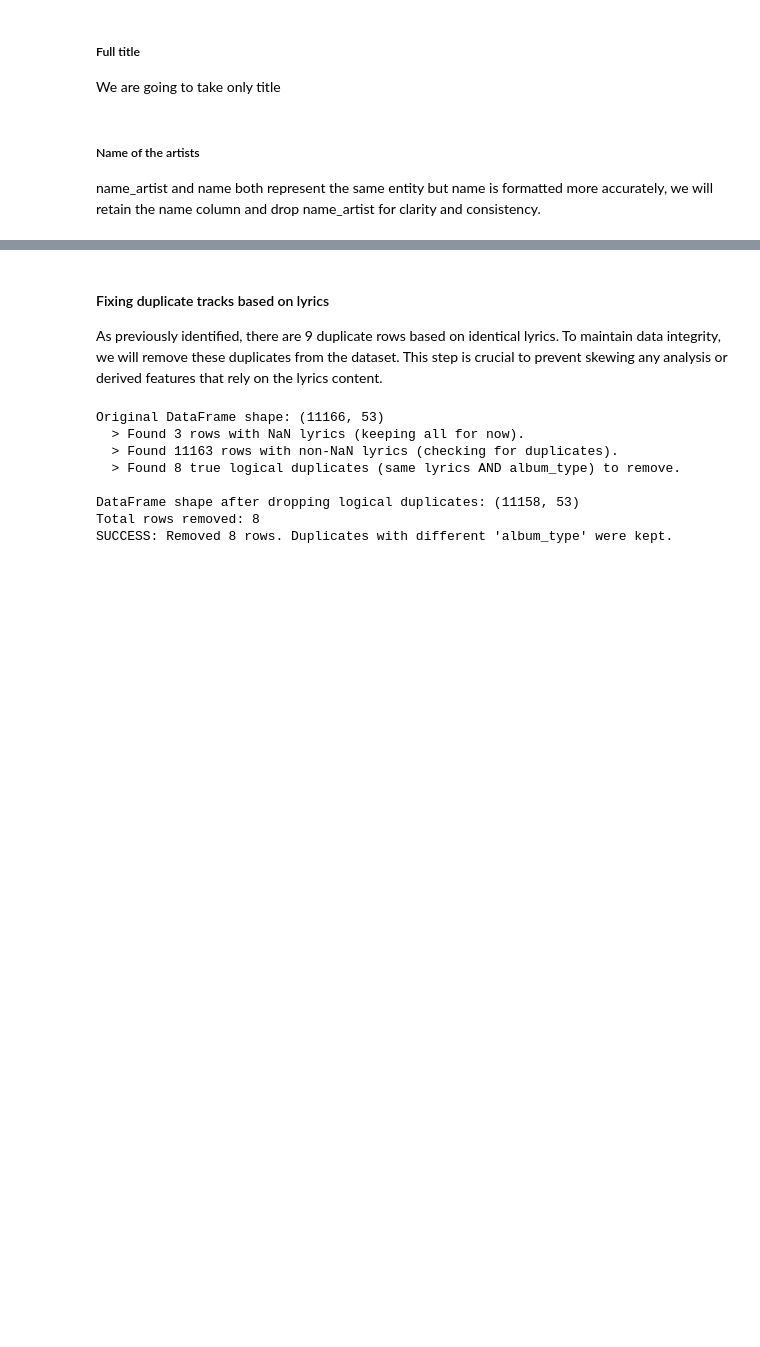
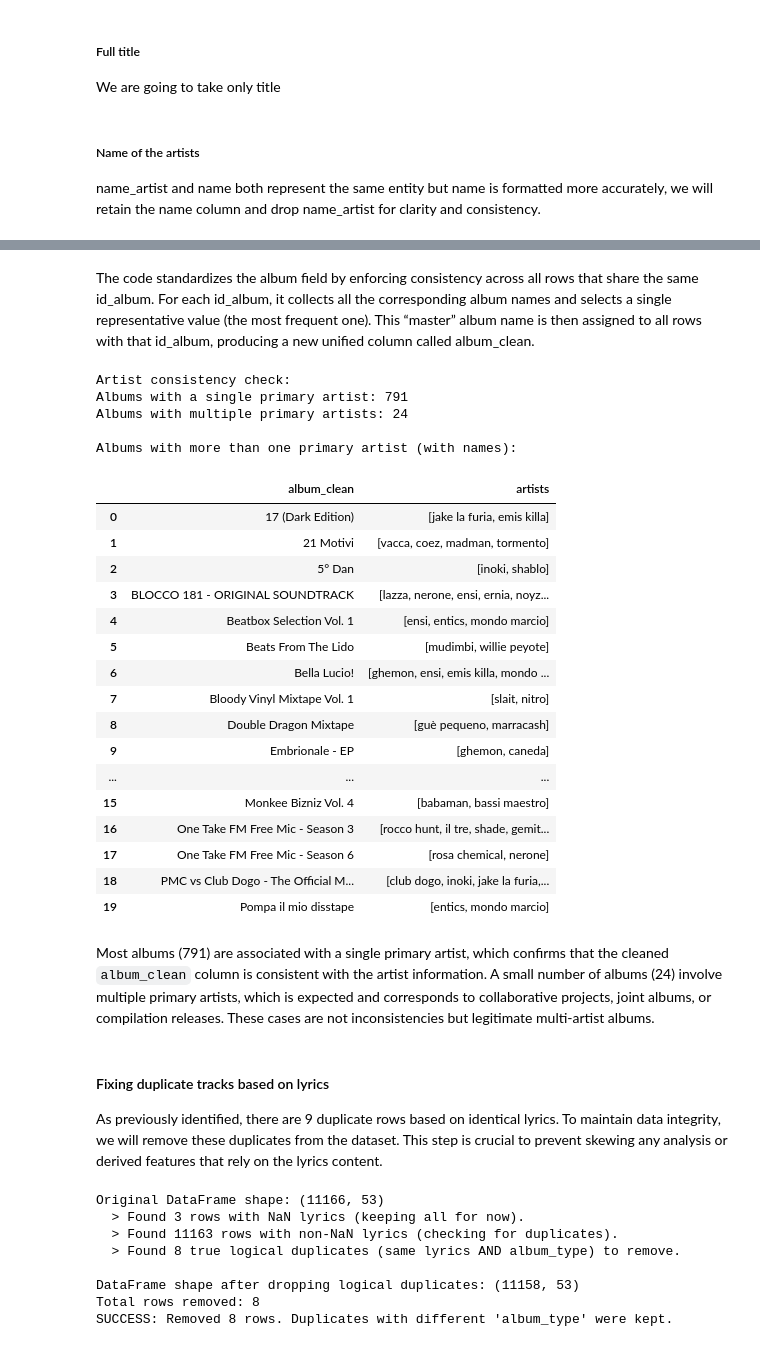
Before and after one commit to MichelaFaella/data_mining_project, a Jupyter notebook: data_cleaning_and_preparation_2.ipynb, the cells around one changed output, grey strips where cells are left out. Saved outputs shown, nothing was run; the diff lists cells and outputs as text; code cells hidden in the pictures; blank space fills up the shorter version.

Commit message:
Fixing album

```diff
--- a/data_cleaning_and_preparation_2.ipynb
+++ b/data_cleaning_and_preparation_2.ipynb
@@ -174,0 +228,56 @@ Once we understand that album_name is more stable than album, we can remove both
+# %% [markdown]
+The code standardizes the album field by enforcing consistency across all rows that share the same id_album.
+For each id_album, it collects all the corresponding album names and selects a single representative value (the most frequent one). This “master” album name is then assigned to all rows with that id_album, producing a new unified column called album_clean.
+# %%
+artist_per_album = (
+    df.groupby("album_clean")["name"]
+      .nunique()
+      .sort_values(ascending=False)
+)
+
+print("\nArtist consistency check:")
+print("Albums with a single primary artist:",
+      (artist_per_album == 1).sum())
+
+print("Albums with multiple primary artists:",
+      (artist_per_album > 1).sum())
+
+# Albums with more than one primary artist
+multi_artist_albums = artist_per_album[artist_per_album > 1].index
+
+print("\nAlbums with more than one primary artist (with names):")
+
+df_multi = (
+    df[df["album_clean"].isin(multi_artist_albums)]
+    .groupby("album_clean")["name"]
+    .unique()
+    .reset_index()
+    .rename(columns={"name": "artists"})
+)
+
+display(df_multi.head(20))
+# %% [output]
+Artist consistency check:
+Albums with a single primary artist: 791
+Albums with multiple primary artists: 24
+
+Albums with more than one primary artist (with names):
+|  | album_clean | artists |
+| 0 | 17 (Dark Edition) | [jake la furia, emis killa] |
+| 1 | 21 Motivi | [vacca, coez, madman, tormento] |
+| 2 | 5° Dan | [inoki, shablo] |
+| 3 | BLOCCO 181 - ORIGINAL SOUNDTRACK | [lazza, nerone, ensi, ernia, noyz... |
+| 4 | Beatbox Selection Vol. 1 | [ensi, entics, mondo marcio] |
+| 5 | Beats From The Lido | [mudimbi, willie peyote] |
+| 6 | Bella Lucio! | [ghemon, ensi, emis killa, mondo ... |
+| 7 | Bloody Vinyl Mixtape Vol. 1 | [slait, nitro] |
+| 8 | Double Dragon Mixtape | [guè pequeno, marracash] |
+| 9 | Embrionale - EP | [ghemon, caneda] |
+| ... | ... | ... |
+| 15 | Monkee Bizniz Vol. 4 | [babaman, bassi maestro] |
+| 16 | One Take FM Free Mic - Season 3 | [rocco hunt, il tre, shade, gemit... |
+| 17 | One Take FM Free Mic - Season 6 | [rosa chemical, nerone] |
+| 18 | PMC vs Club Dogo - The Official M... | [club dogo, inoki, jake la furia,... |
+| 19 | Pompa il mio disstape | [entics, mondo marcio] |
+# %% [markdown]
+Most albums (791) are associated with a single primary artist, which confirms that the cleaned `album_clean` column is consistent with the artist information. A small number of albums (24) involve multiple primary artists, which is expected and corresponds to collaborative projects, joint albums, or compilation releases. These cases are not inconsistencies but legitimate multi-artist albums.
```
Also changed, not shown: parts of 4 cells of this notebook.
